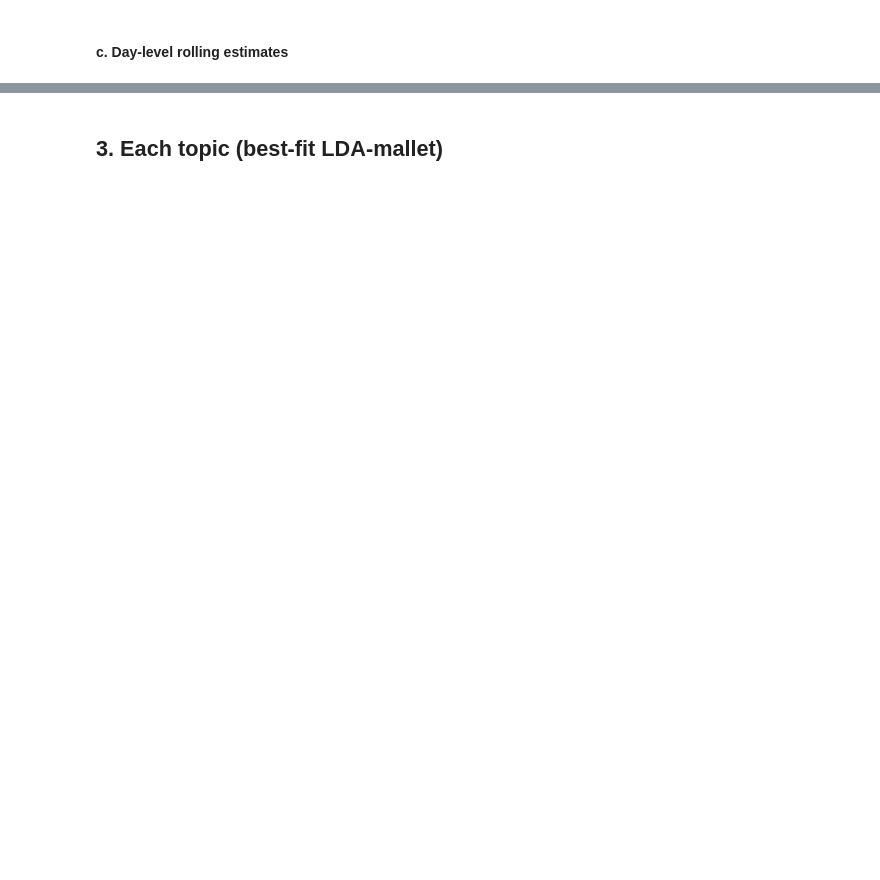
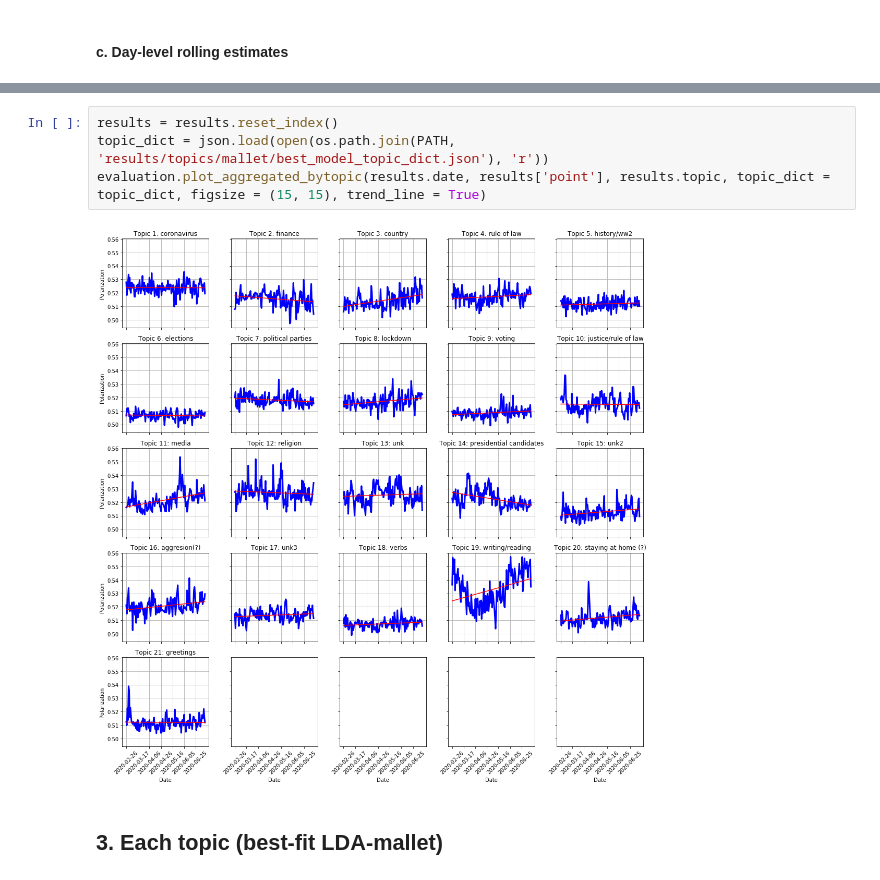
Before and after one commit to bodzioboo/twitter, a Jupyter notebook: notebooks/nlp/polarization.ipynb, the cells around one changed output, grey strips where cells are left out. Cells and saved outputs as stored; diff of their text form; blank space fills up the shorter version.

```diff
--- a/notebooks/nlp/polarization.ipynb
+++ b/notebooks/nlp/polarization.ipynb
@@ -188,3 +279,9 @@ else:
+# %%
+results = results.reset_index()
+topic_dict = json.load(open(os.path.join(PATH, 'results/topics/mallet/best_model_topic_dict.json'), 'r'))
+evaluation.plot_aggregated_bytopic(results.date, results['point'], results.topic, topic_dict = topic_dict, figsize = (15, 15), trend_line = True)
+# %% [output]
+[figure, added]
 # %% [markdown]
 ## 3. Each topic (best-fit LDA-mallet)
 # %%
```
Also changed, not shown: parts of 16 cells of this notebook, 8 other files.
